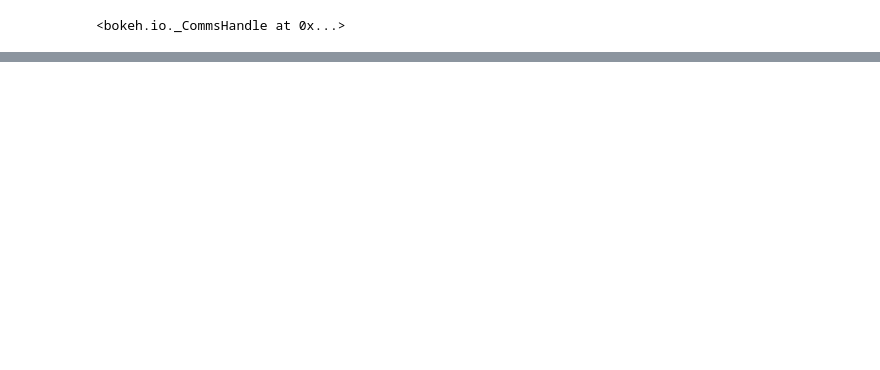
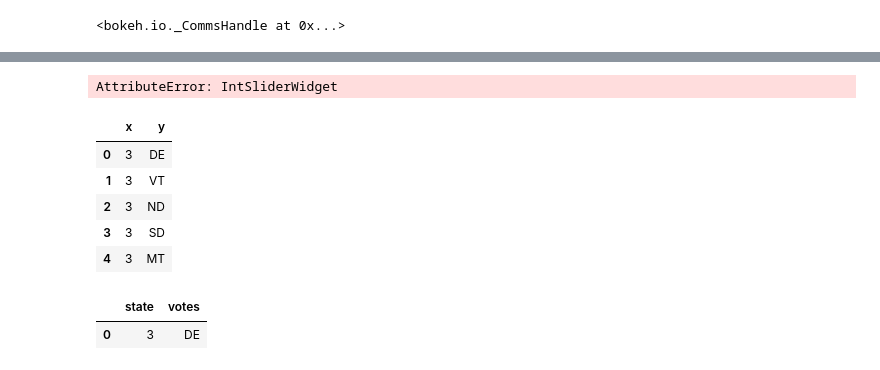
Before and after one commit to happy2332/interactive_test, a Jupyter notebook: Untitled.ipynb, the cells around one changed output, grey strips where cells are left out. Saved outputs shown, nothing was run; the diff lists cells and outputs as text; code cells hidden in the pictures; blank space fills up the shorter version.

```diff
--- a/Untitled.ipynb
+++ b/Untitled.ipynb
@@ -33,0 +153,34 @@ interact(update, f=["sin", "cos", "tan"], w=(0,100), A=(1,5), phi=(0, 20, 0.1))
+# %%
+g = GraphWidget('https://plot.ly/~chris/4103')
+
+iterations = widgets.IntSliderWidget()
+iterations.min= 2
+iterations.max= 14
+iterations.value = 12
+iterations.description = 'iterations'
+
+branch_angle = widgets.IntSliderWidget()
+branch_angle.min = 5
+branch_angle.max = 90
+branch_angle.value = 18
+branch_angle.description = 'branch angle'
+
+seed = widgets.ButtonWidget()
+seed.description = 'Grow a new tree'
+
+def regraph_tree(_):
+    branch_data = tree_graph(iterations.value, branch_angle.value)
+
+    g.restyle({'x': [[]], 'y': [[]]})
+    g.add_traces(branch_data)
+
+iterations.on_trait_change(regraph_tree, 'value')
+branch_angle.on_trait_change(regraph_tree, 'value')
+seed.on_click(regraph_tree)
+
+display(iterations)
+display(branch_angle)
+display(seed)
+display(g)
+# %% [output]
+AttributeError: IntSliderWidget
@@ -33,0 +190,14 @@ interact(update, f=["sin", "cos", "tan"], w=(0,100), A=(1,5), phi=(0, 20, 0.1))
+# %%
+df = pd.read_csv('https://plot.ly/~Dreamshot/5718/electoral-college-votes-by-us-state/.csv')
+# %%
+for col in df.columns:
+    df[col] = df[col].astype(str)
+# %%
+df.head()
+# %% [output]
+|  | x | y |
+| 0 | 3 | DE |
+| 1 | 3 | VT |
+| 2 | 3 | ND |
+| 3 | 3 | SD |
+| 4 | 3 | MT |
@@ -33,0 +206,5 @@ interact(update, f=["sin", "cos", "tan"], w=(0,100), A=(1,5), phi=(0, 20, 0.1))
+# %%
+df.head(1)
+# %% [output]
+|  | state | votes |
+| 0 | 3 | DE |
```
Also changed, not shown: parts of 10 cells of this notebook, 1 other file.
